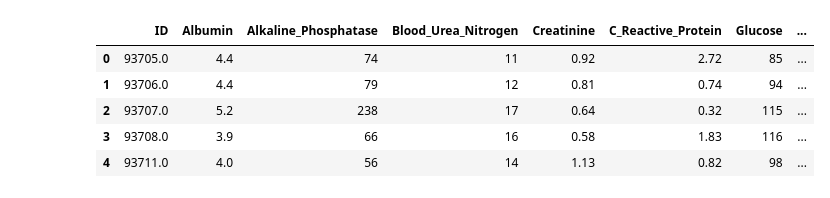
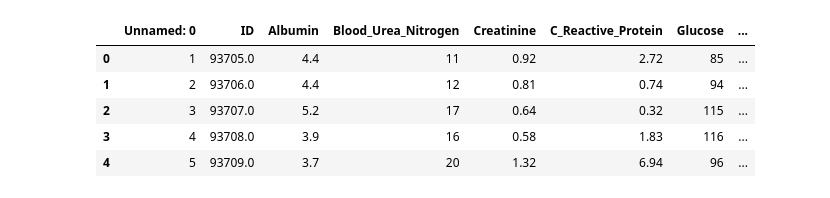
Before and after one commit to epenning/aging-biomarkers, a Jupyter notebook: regression.ipynb, the cells around one changed output. Cells and saved outputs as stored; diff of their text form; code cells hidden in the pictures.

```diff
--- a/regression.ipynb
+++ b/regression.ipynb
@@ -5,14 +5,14 @@ import pandas as pd
 from sklearn.preprocessing import MinMaxScaler
 from sklearn.linear_model import LinearRegression
 # %%
-nhanes = pd.read_csv('nhanes_data.csv')
-nhanes.head()
+nhanes2 = pd.read_csv('nhanes2.csv')
+nhanes2.head()
 # %% [output]
-|  | ID | Albumin | Alkaline_Phosphatase | Blood_Urea_Nitrogen | Creatinine | C_Reactive_Protein | Glucose | ... |
-| 0 | 93705.0 | 4.4 | 74 | 11 | 0.92 | 2.72 | 85 | ... |
-| 1 | 93706.0 | 4.4 | 79 | 12 | 0.81 | 0.74 | 94 | ... |
-| 2 | 93707.0 | 5.2 | 238 | 17 | 0.64 | 0.32 | 115 | ... |
-| 3 | 93708.0 | 3.9 | 66 | 16 | 0.58 | 1.83 | 116 | ... |
-| 4 | 93711.0 | 4.0 | 56 | 14 | 1.13 | 0.82 | 98 | ... |
+|  | Unnamed: 0 | ID | Albumin | Blood_Urea_Nitrogen | Creatinine | C_Reactive_Protein | Glucose | ... |
+| 0 | 1 | 93705.0 | 4.4 | 11 | 0.92 | 2.72 | 85 | ... |
+| 1 | 2 | 93706.0 | 4.4 | 12 | 0.81 | 0.74 | 94 | ... |
+| 2 | 3 | 93707.0 | 5.2 | 17 | 0.64 | 0.32 | 115 | ... |
+| 3 | 4 | 93708.0 | 3.9 | 16 | 0.58 | 1.83 | 116 | ... |
+| 4 | 5 | 93709.0 | 3.7 | 20 | 1.32 | 6.94 | 96 | ... |
 # %%
 def run_age_regression(df, regression_name):
```
Also changed, not shown: parts of 1 cell of this notebook.
